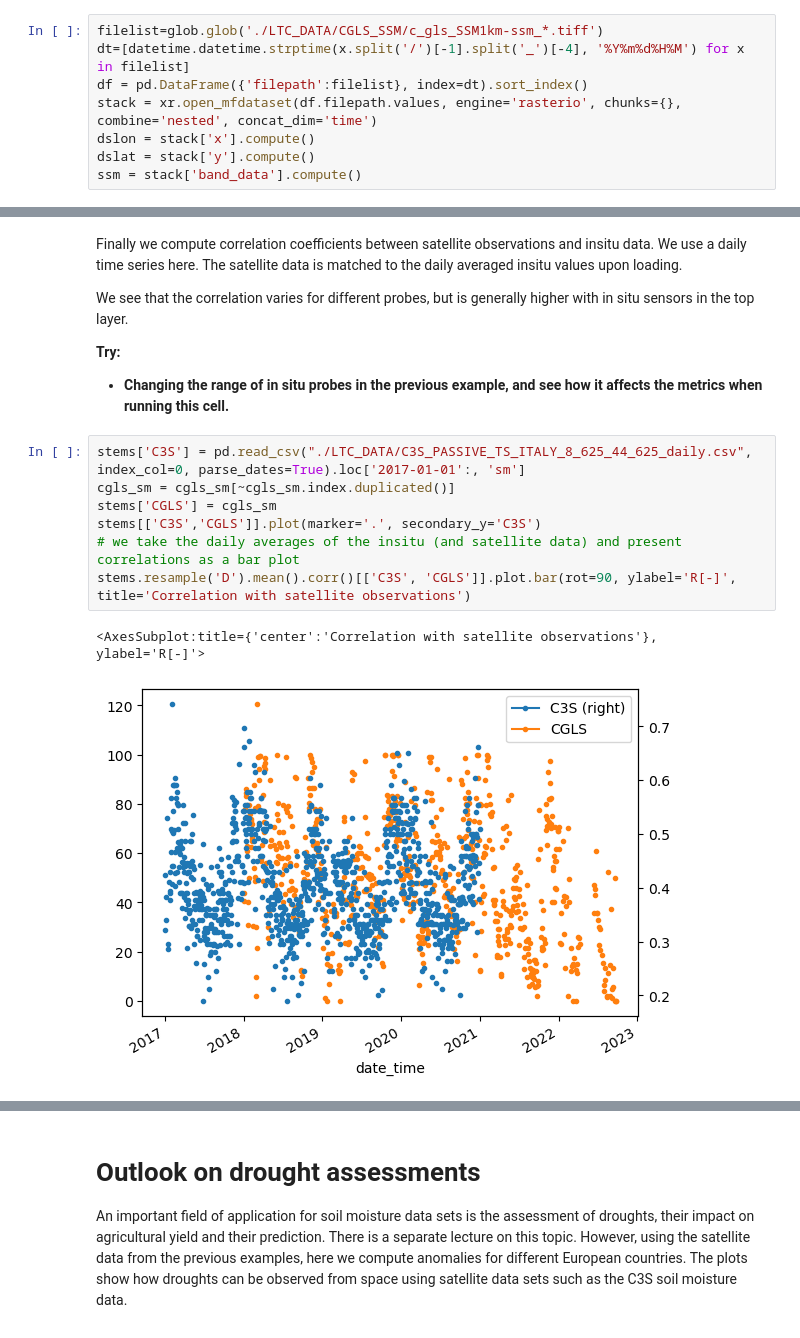
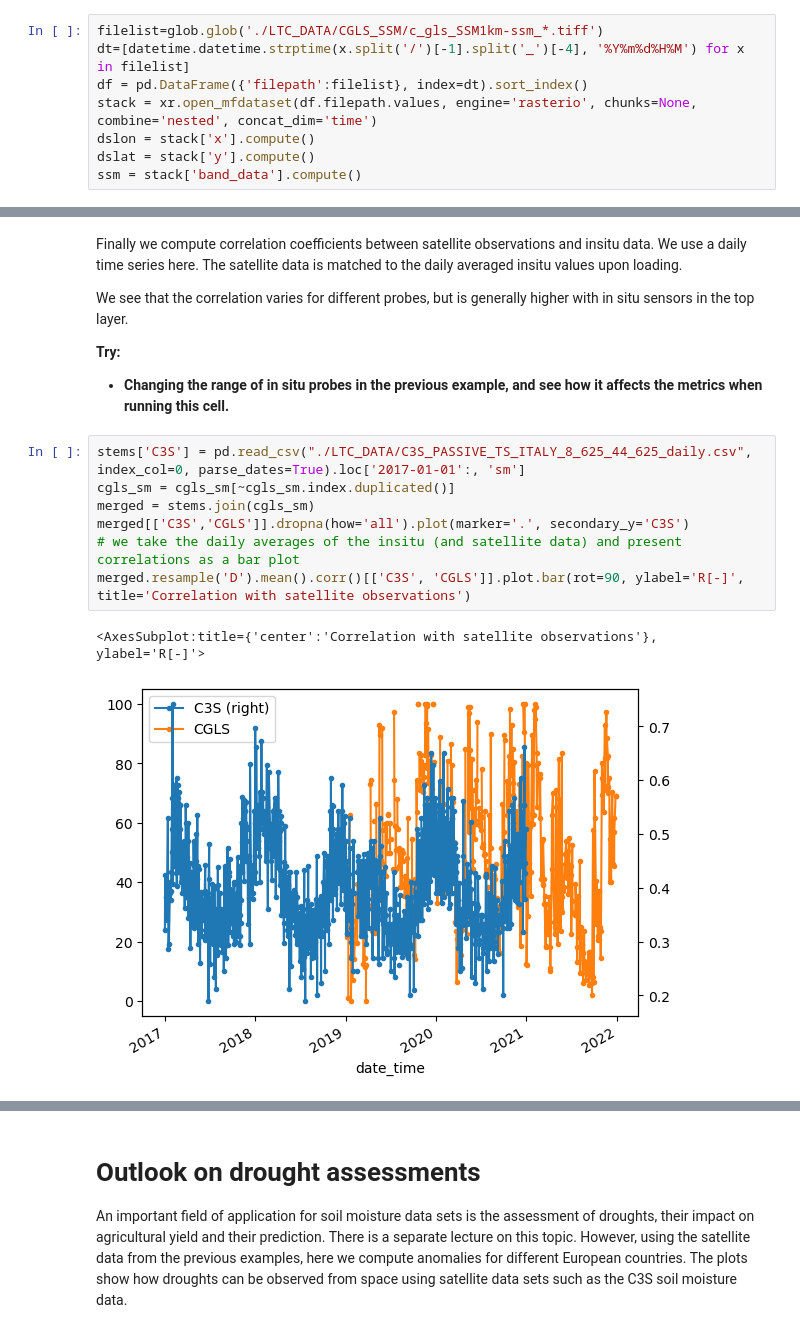
Before and after one commit to wpreimes/esa_ltc_materials, a Jupyter notebook: lecture1_soil_moisture.ipynb, the cells around one changed output, grey strips where cells are left out. Saved outputs shown, nothing was run; the diff lists cells and outputs as text.

```diff
--- a/lecture1_soil_moisture.ipynb
+++ b/lecture1_soil_moisture.ipynb
@@ -88,7 +88,7 @@ xarray is very powerful for reading multiple files of netCDF or geotiff. We use
 filelist=glob.glob('./LTC_DATA/CGLS_SSM/c_gls_SSM1km-ssm_*.tiff')
 dt=[datetime.datetime.strptime(x.split('/')[-1].split('_')[-4], '%Y%m%d%H%M') for x in filelist]
 df = pd.DataFrame({'filepath':filelist}, index=dt).sort_index()
-stack = xr.open_mfdataset(df.filepath.values, engine='rasterio', chunks={}, combine='nested', concat_dim='time')
+stack = xr.open_mfdataset(df.filepath.values, engine='rasterio', chunks=None, combine='nested', concat_dim='time')
 dslon = stack['x'].compute()
 dslat = stack['y'].compute()
 ssm = stack['band_data'].compute()
@@ -425,10 +430,10 @@ We see that the correlation varies for different probes, but is generally higher
 # %%
 stems['C3S'] = pd.read_csv("./LTC_DATA/C3S_PASSIVE_TS_ITALY_8_625_44_625_daily.csv", index_col=0, parse_dates=True).loc['2017-01-01':, 'sm']
 cgls_sm = cgls_sm[~cgls_sm.index.duplicated()]
-stems['CGLS'] = cgls_sm
-stems[['C3S','CGLS']].plot(marker='.', secondary_y='C3S')
+merged = stems.join(cgls_sm)
+merged[['C3S','CGLS']].dropna(how='all').plot(marker='.', secondary_y='C3S')
 # we take the daily averages of the insitu (and satellite data) and present correlations as a bar plot
-stems.resample('D').mean().corr()[['C3S', 'CGLS']].plot.bar(rot=90, ylabel='R[-]', title='Correlation with satellite observations')
+merged.resample('D').mean().corr()[['C3S', 'CGLS']].plot.bar(rot=90, ylabel='R[-]', title='Correlation with satellite observations')
 # %% [output]
 <AxesSubplot:title={'center':'Correlation with satellite observations'}, ylabel='R[-]'>
-[figure, old version]
+[figure, new version]
```
Also changed, not shown: parts of 6 cells of this notebook, 4 other files.
